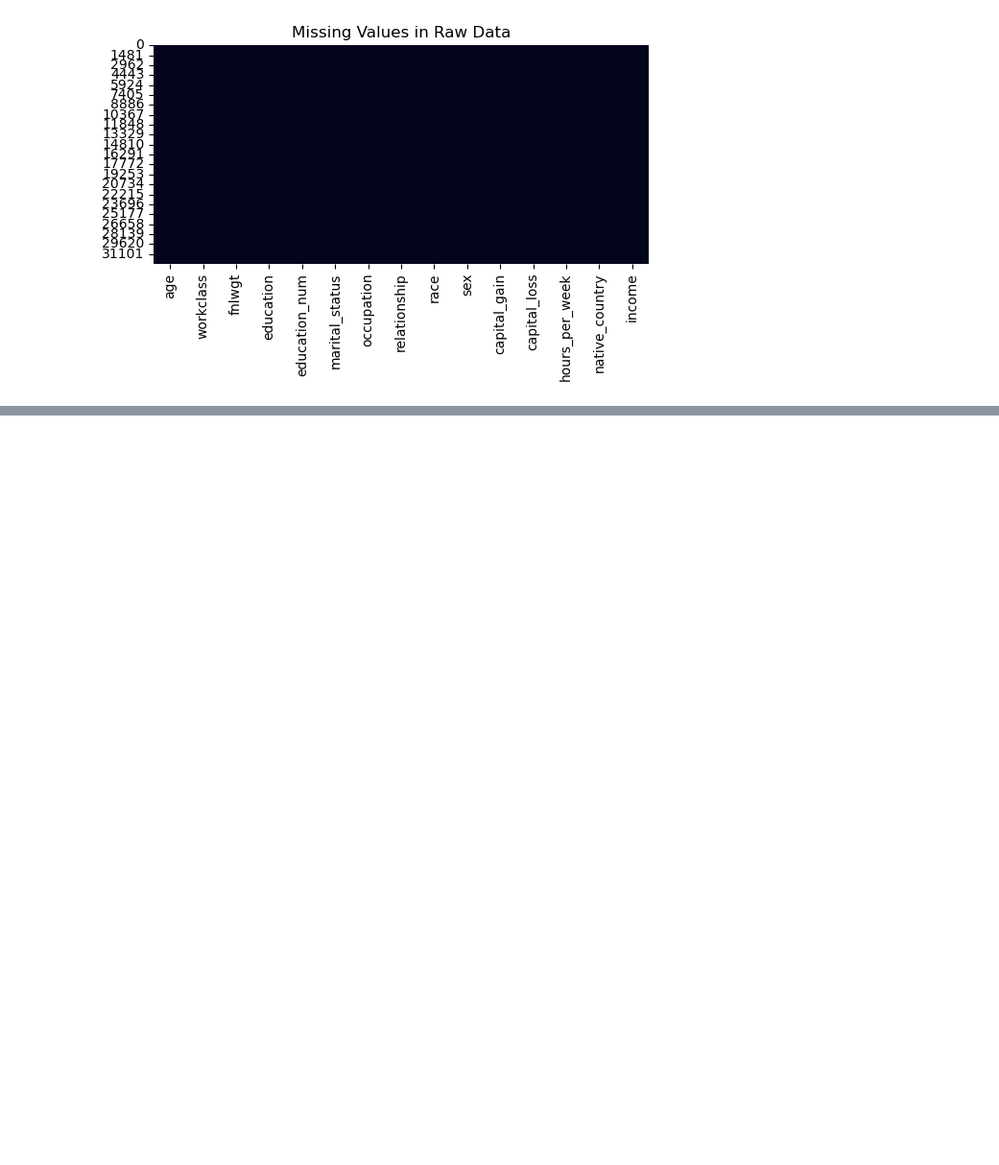
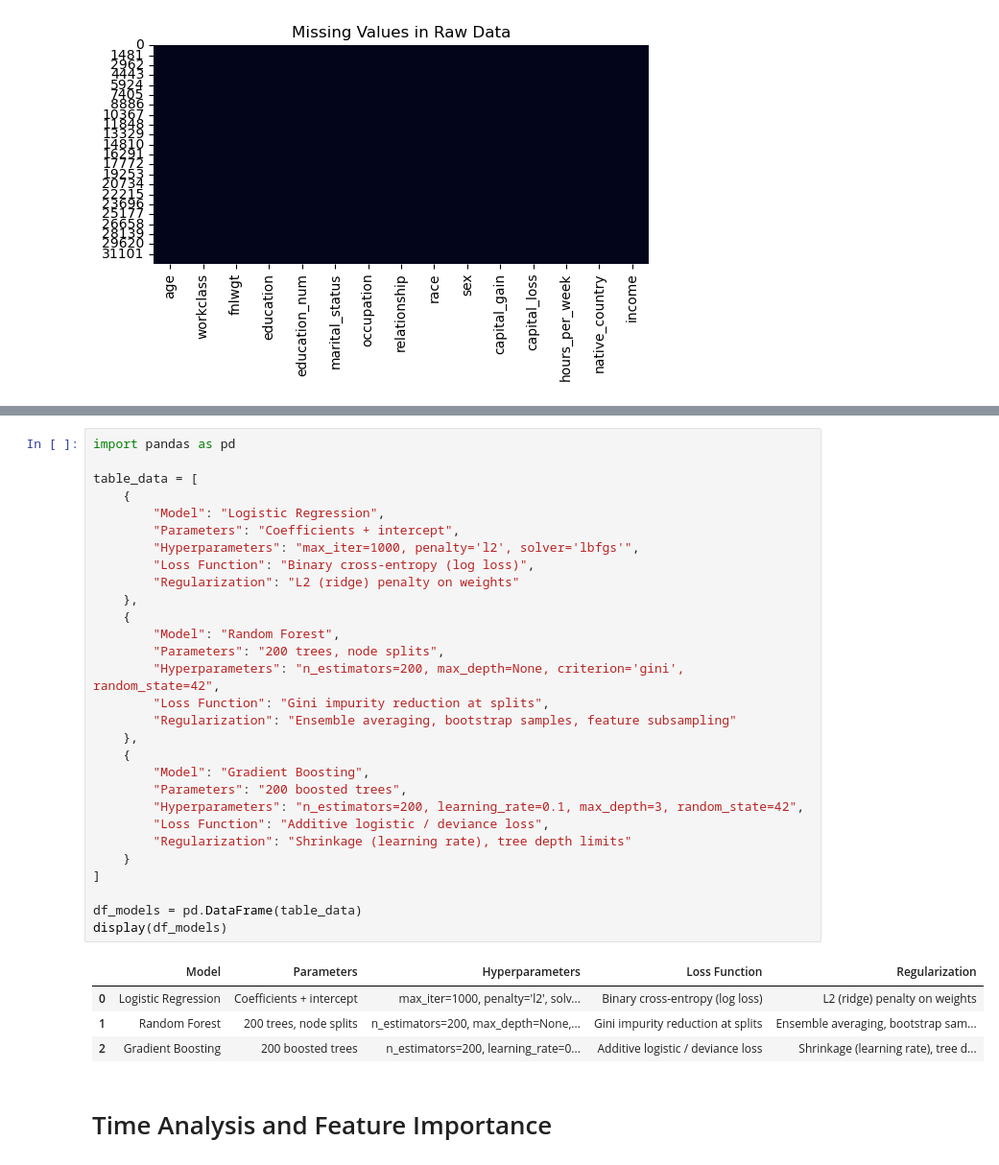
Before and after one commit to JakeRoll04/cmse492_project, a Jupyter notebook: notebooks/exploratory/exploratory_analysis.ipynb, the cells around one changed output, grey strips where cells are left out. Shown at 96% size. Saved outputs shown, nothing was run; the diff lists cells and outputs as text; blank space fills up the shorter version.

```diff
--- a/notebooks/exploratory/exploratory_analysis.ipynb
+++ b/notebooks/exploratory/exploratory_analysis.ipynb
@@ -169,0 +236,36 @@ weighted avg       0.85      0.86      0.85      6513
+# %%
+import pandas as pd
+
+table_data = [
+    {
+        "Model": "Logistic Regression",
+        "Parameters": "Coefficients + intercept",
+        "Hyperparameters": "max_iter=1000, penalty='l2', solver='lbfgs'",
+        "Loss Function": "Binary cross-entropy (log loss)",
+        "Regularization": "L2 (ridge) penalty on weights"
+    },
+    {
+        "Model": "Random Forest",
+        "Parameters": "200 trees, node splits",
+        "Hyperparameters": "n_estimators=200, max_depth=None, criterion='gini', random_state=42",
+        "Loss Function": "Gini impurity reduction at splits",
+        "Regularization": "Ensemble averaging, bootstrap samples, feature subsampling"
+    },
+    {
+        "Model": "Gradient Boosting",
+        "Parameters": "200 boosted trees",
+        "Hyperparameters": "n_estimators=200, learning_rate=0.1, max_depth=3, random_state=42",
+        "Loss Function": "Additive logistic / deviance loss",
+        "Regularization": "Shrinkage (learning rate), tree depth limits"
+    }
+]
+
+df_models = pd.DataFrame(table_data)
+display(df_models)
+# %% [output]
+|  | Model | Parameters | Hyperparameters | Loss Function | Regularization |
+| 0 | Logistic Regression | Coefficients + intercept | max_iter=1000, penalty='l2', solv... | Binary cross-entropy (log loss) | L2 (ridge) penalty on weights |
+| 1 | Random Forest | 200 trees, node splits | n_estimators=200, max_depth=None,... | Gini impurity reduction at splits | Ensemble averaging, bootstrap sam... |
+| 2 | Gradient Boosting | 200 boosted trees | n_estimators=200, learning_rate=0... | Additive logistic / deviance loss | Shrinkage (learning rate), tree d... |
+# %% [markdown]
+# Time Analysis and Feature Importance
```
Also changed, not shown: parts of 15 cells of this notebook, 15 other files.
